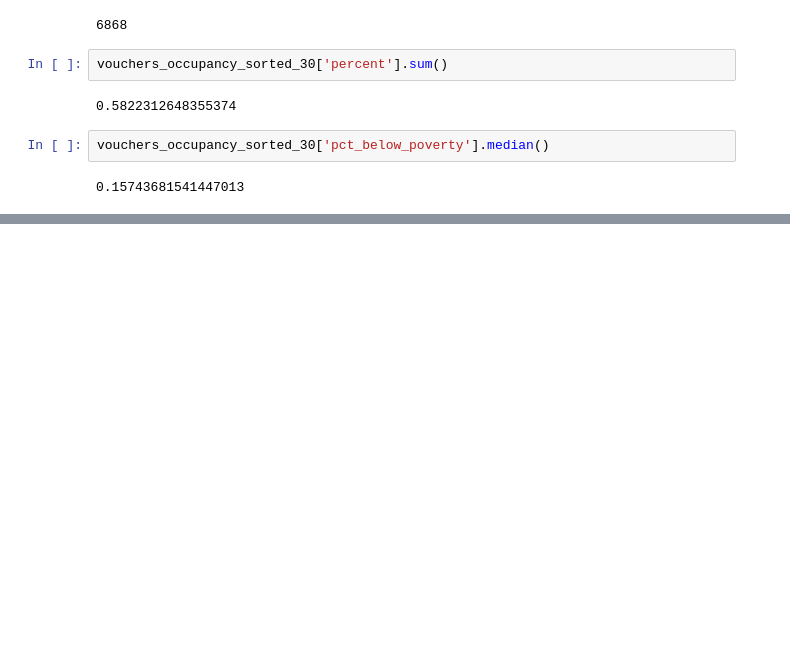
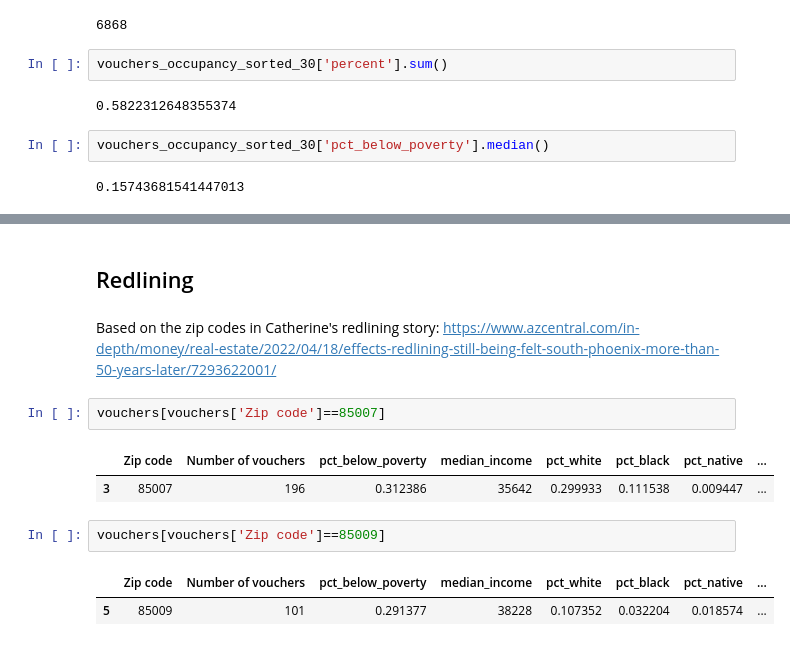
Before and after one commit to amyq96/quick-analyses, a Jupyter notebook: section-8/analyze-voucher-zips.ipynb, the cells around one changed output, grey strips where cells are left out. Drawn from its saved outputs; the diff is of its cells as text; blank space fills up the shorter version.

```diff
--- a/section-8/analyze-voucher-zips.ipynb
+++ b/section-8/analyze-voucher-zips.ipynb
@@ -527,0 +550,14 @@ But, even after normalizing for renter occupied units e.g., making it the denomi
+# %% [markdown]
+## Redlining
+# %% [markdown]
+Based on the zip codes in Catherine's redlining story: https://www.azcentral.com/in-depth/money/real-estate/2022/04/18/effects-redlining-still-being-felt-south-phoenix-more-than-50-years-later/7293622001/
+# %%
+vouchers[vouchers['Zip code']==85007]
+# %% [output]
+|  | Zip code | Number of vouchers | pct_below_poverty | median_income | pct_white | pct_black | pct_native | ... |
+| 3 | 85007 | 196 | 0.312386 | 35642 | 0.299933 | 0.111538 | 0.009447 | ... |
+# %%
+vouchers[vouchers['Zip code']==85009]
+# %% [output]
+|  | Zip code | Number of vouchers | pct_below_poverty | median_income | pct_white | pct_black | pct_native | ... |
+| 5 | 85009 | 101 | 0.291377 | 38228 | 0.107352 | 0.032204 | 0.018574 | ... |
```
Also changed, not shown: parts of 8 cells of this notebook.
